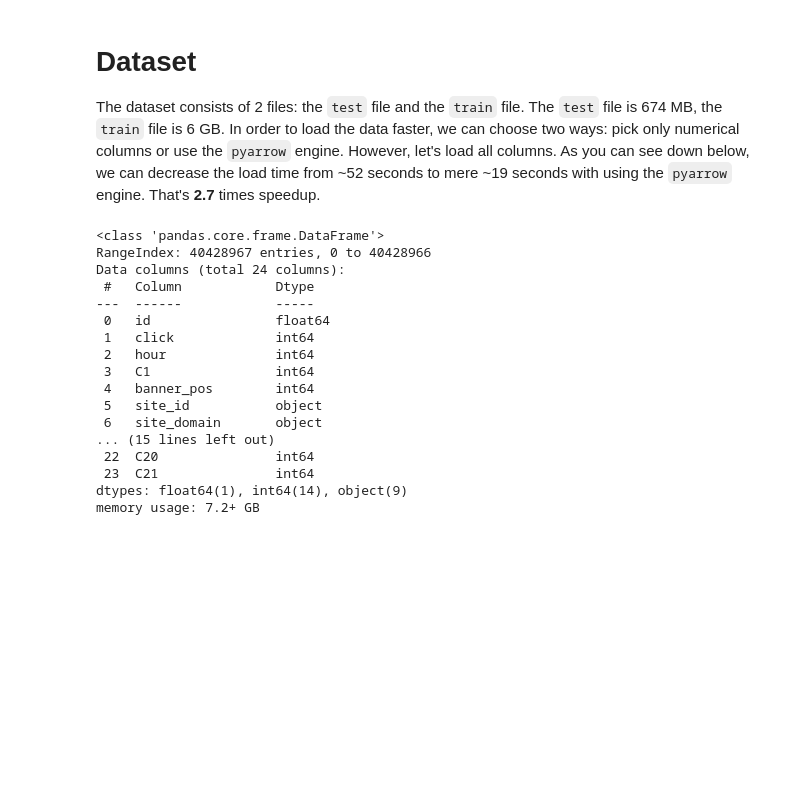
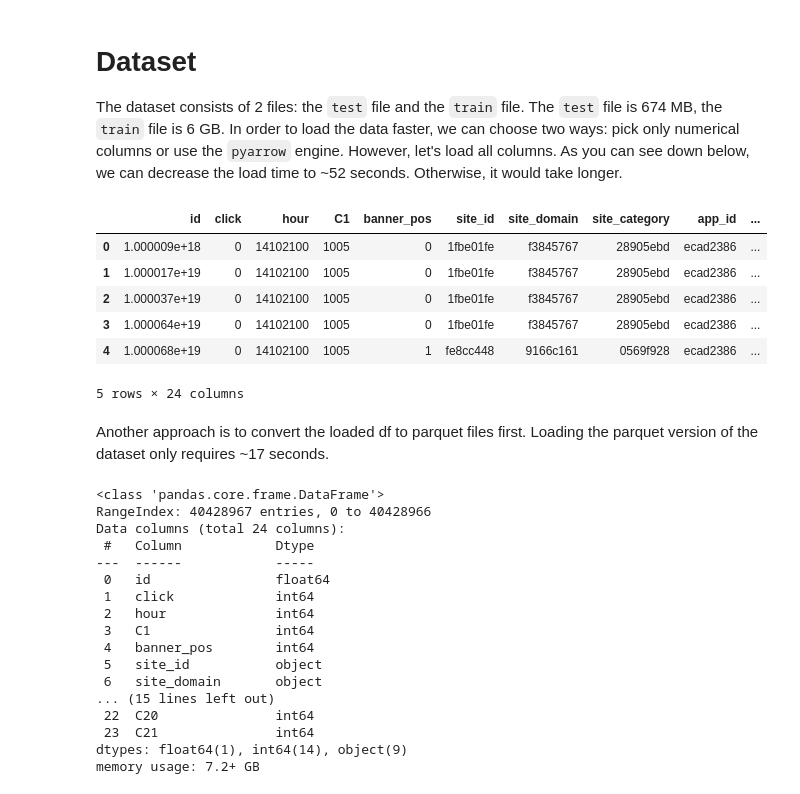
Before and after one commit to bsraya/ctr-prediction, a Jupyter notebook: visualization.ipynb, the cells around one changed output. Cells and saved outputs as stored; diff of their text form; code cells hidden in the pictures; blank space fills up the shorter version.

```diff
--- a/visualization.ipynb
+++ b/visualization.ipynb
@@ -7,9 +5,17 @@ from sklearn.preprocessing import StandardScaler
 # %% [markdown]
 # Dataset
 
-The dataset consists of 2 files: the `test` file and the `train` file. The `test` file is 674 MB, the `train` file is 6 GB. In order to load the data faster, we can choose two ways: pick only numerical columns or use the `pyarrow` engine. However, let's load all columns. As you can see down below, we can decrease the load time from ~52 seconds to mere ~19 seconds with using the `pyarrow` engine. That's **2.7** times speedup.
+The dataset consists of 2 files: the `test` file and the `train` file. The `test` file is 674 MB, the `train` file is 6 GB. In order to load the data faster, we can choose two ways: pick only numerical columns or use the `pyarrow` engine. However, let's load all columns. As you can see down below, we can decrease the load time to ~52 seconds. Otherwise, it would take longer.
 # %%
 df = pd.read_csv("./dataset/train", engine="pyarrow")
-
-# save df as parquet
-df.to_parquet("./dataset/train.parquet", engine="pyarrow")
+df.head()
+# %% [output]
+|  | id | click | hour | C1 | banner_pos | site_id | site_domain | site_category | app_id | ... |
+| 0 | 1.000009e+18 | 0 | 14102100 | 1005 | 0 | 1fbe01fe | f3845767 | 28905ebd | ecad2386 | ... |
+| 1 | 1.000017e+19 | 0 | 14102100 | 1005 | 0 | 1fbe01fe | f3845767 | 28905ebd | ecad2386 | ... |
+| 2 | 1.000037e+19 | 0 | 14102100 | 1005 | 0 | 1fbe01fe | f3845767 | 28905ebd | ecad2386 | ... |
+| 3 | 1.000064e+19 | 0 | 14102100 | 1005 | 0 | 1fbe01fe | f3845767 | 28905ebd | ecad2386 | ... |
+| 4 | 1.000068e+19 | 0 | 14102100 | 1005 | 1 | fe8cc448 | 9166c161 | 0569f928 | ecad2386 | ... |
+5 rows × 24 columns
+# %% [markdown]
+Another approach is to convert the loaded df to parquet files first. Loading the parquet version of the dataset only requires ~17 seconds.
```
Also changed, not shown: parts of 5 cells of this notebook.
